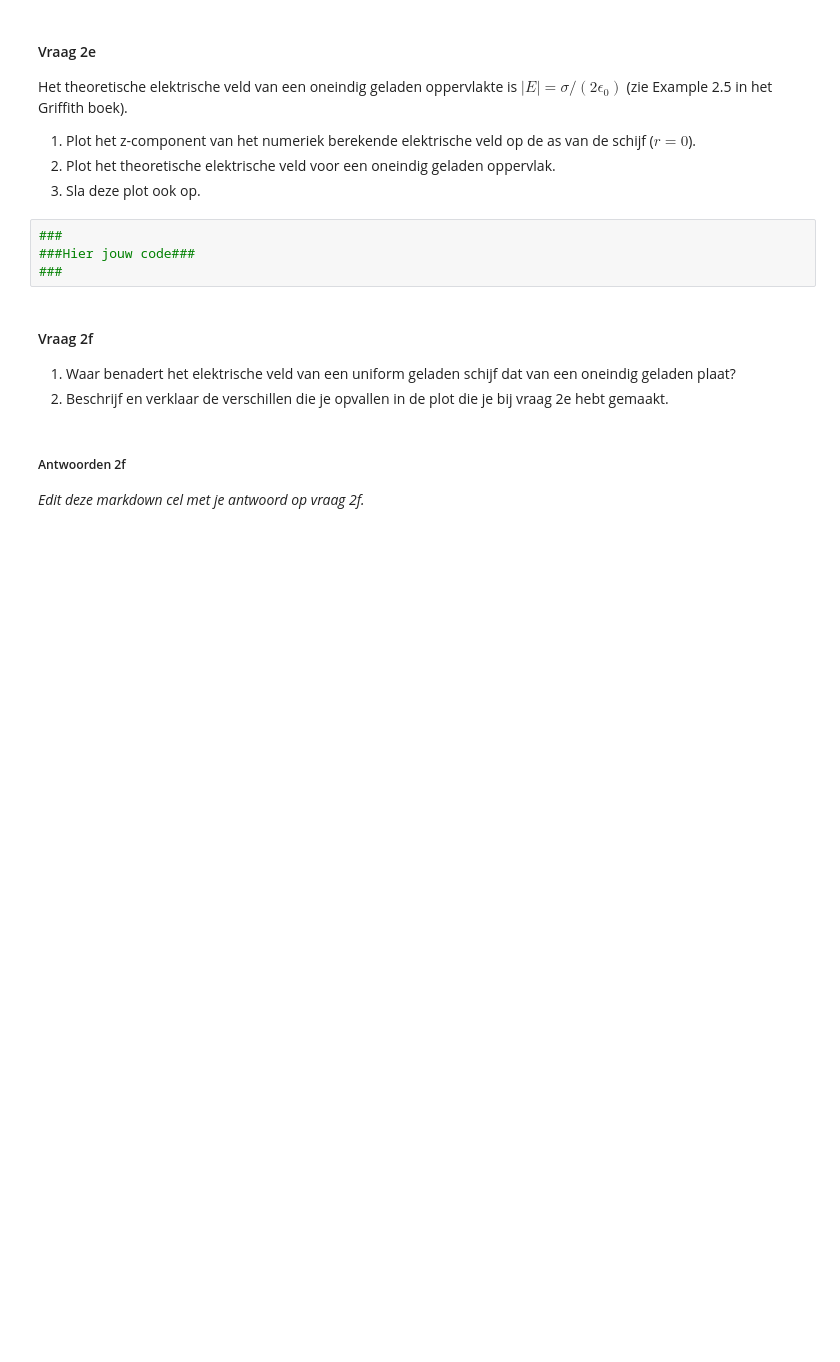
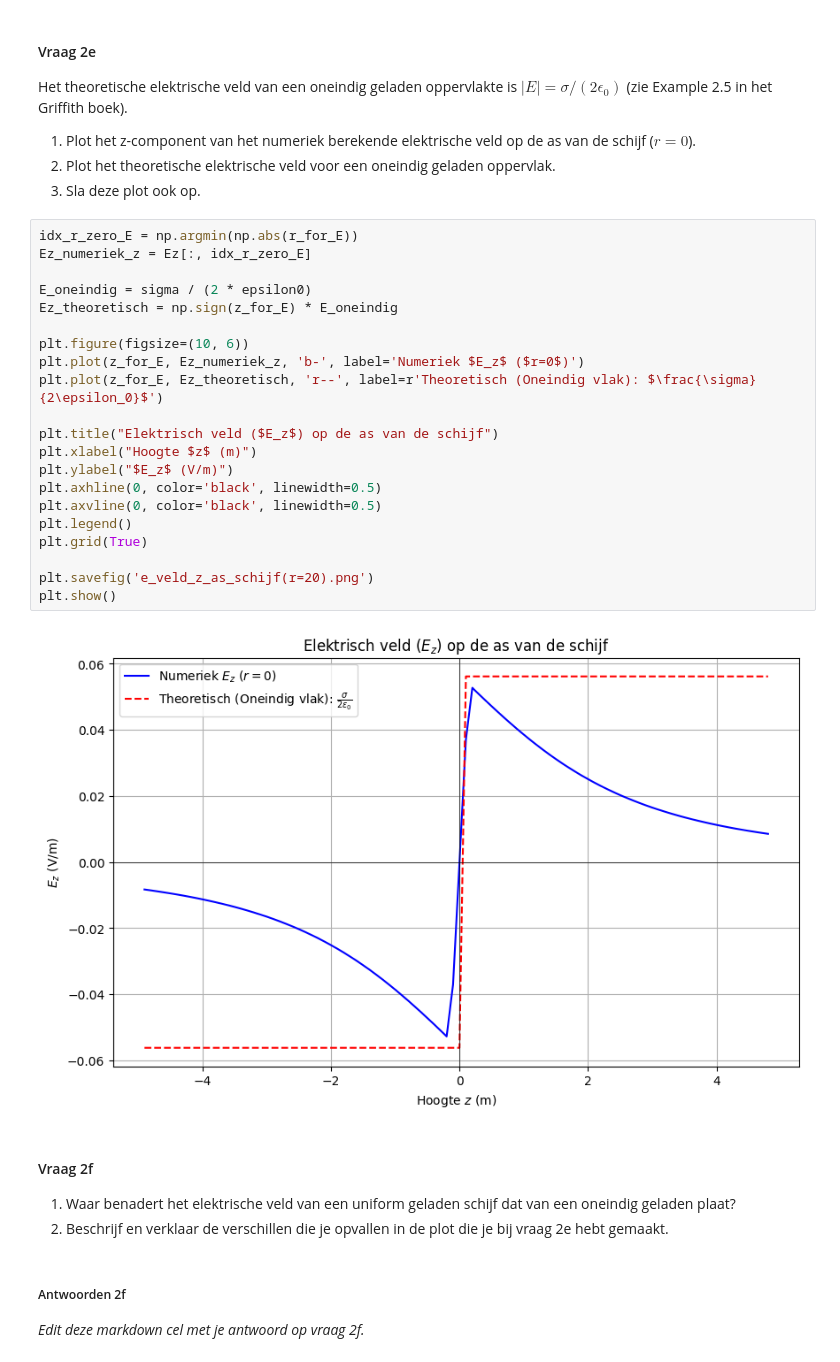
Before and after one commit to Thaverkornvanr/opdrachten-DEF-D, a Jupyter notebook: DigitaleOntwerpopdrachten/1CondensatorOpdracht/CondensatorOntwerpopdracht.ipynb, the cells around one changed output. Drawn from its saved outputs; the diff is of its cells as text; blank space fills up the shorter version.

```diff
--- a/DigitaleOntwerpopdrachten/1CondensatorOpdracht/CondensatorOntwerpopdracht.ipynb
+++ b/DigitaleOntwerpopdrachten/1CondensatorOpdracht/CondensatorOntwerpopdracht.ipynb
@@ -259,9 +279,28 @@ Het theoretische elektrische veld van een oneindig geladen oppervlakte is $|E| =
 2. Plot het theoretische elektrische veld voor een oneindig geladen oppervlak.
 3. Sla deze plot ook op.
 # %%
-###
-###Hier jouw code###
-###
+idx_r_zero_E = np.argmin(np.abs(r_for_E))
+Ez_numeriek_z = Ez[:, idx_r_zero_E]
+
+E_oneindig = sigma / (2 * epsilon0)
+Ez_theoretisch = np.sign(z_for_E) * E_oneindig
+
+plt.figure(figsize=(10, 6))
+plt.plot(z_for_E, Ez_numeriek_z, 'b-', label='Numeriek $E_z$ ($r=0$)')
+plt.plot(z_for_E, Ez_theoretisch, 'r--', label=r'Theoretisch (Oneindig vlak): $\frac{\sigma}{2\epsilon_0}$')
+
+plt.title("Elektrisch veld ($E_z$) op de as van de schijf")
+plt.xlabel("Hoogte $z$ (m)")
+plt.ylabel("$E_z$ (V/m)")
+plt.axhline(0, color='black', linewidth=0.5)
+plt.axvline(0, color='black', linewidth=0.5)
+plt.legend()
+plt.grid(True)
+
+plt.savefig('e_veld_z_as_schijf(r=20).png')
+plt.show()
+# %% [output]
+[figure, added]
 # %% [markdown]
 #### Vraag 2f
 1. Waar benadert het elektrische veld van een uniform geladen schijf dat van een oneindig geladen plaat?
```
Also changed, not shown: parts of 2 cells of this notebook, 2 other files.
